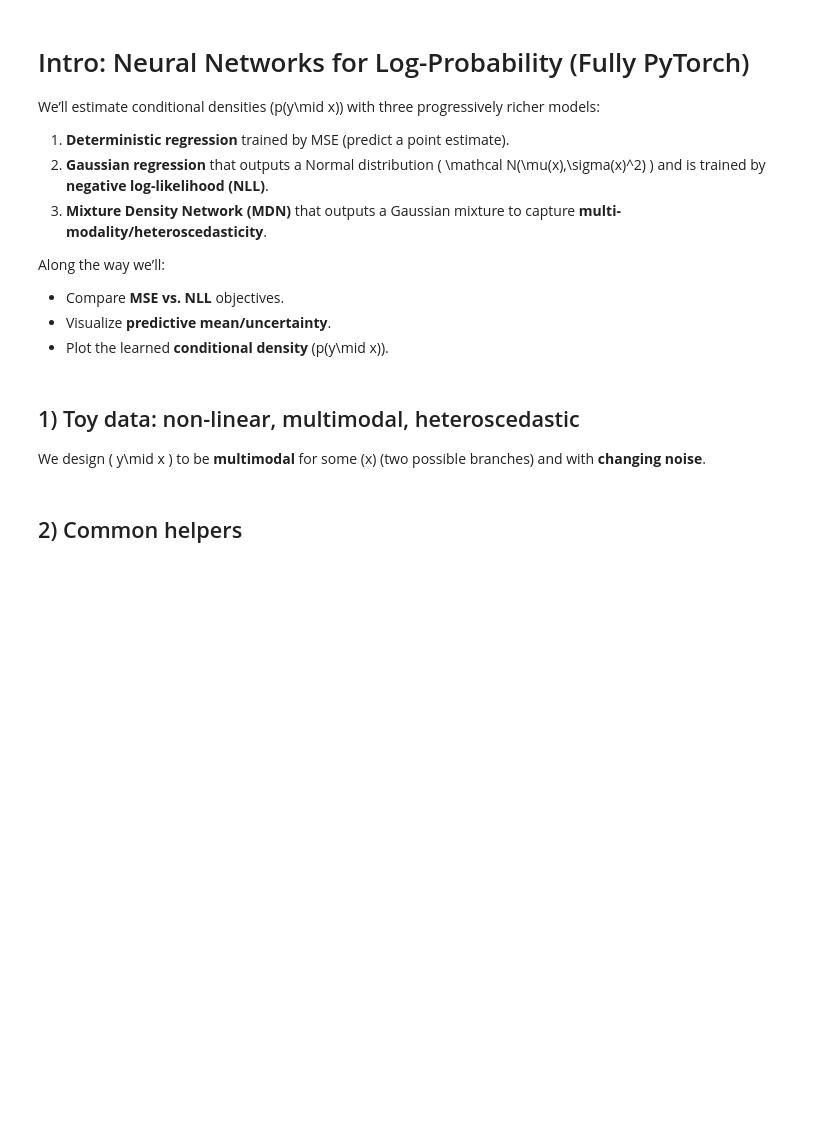
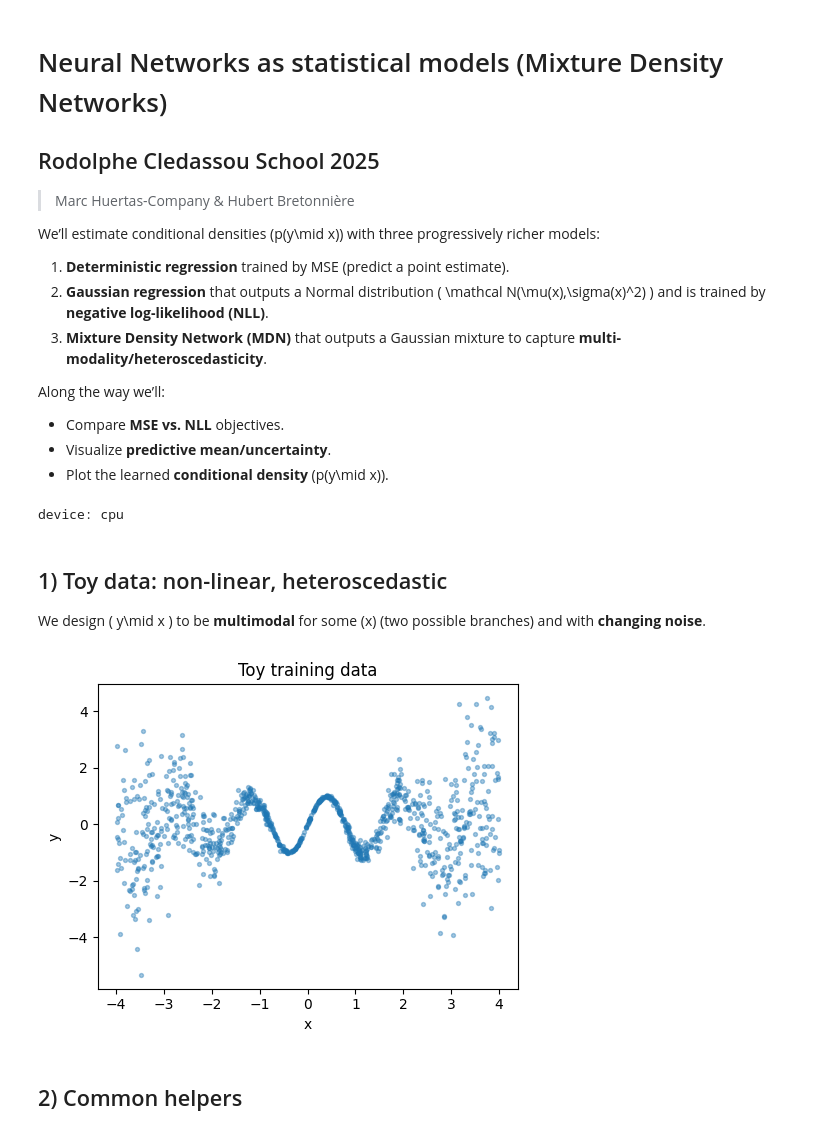
Before and after one commit to mhuertascompany/euclid-school-2025, a Jupyter notebook: Y2/notebooks/MDN_illustration.ipynb, the cells around one changed output. Saved outputs shown, nothing was run; the diff lists cells and outputs as text; code cells hidden in the pictures; blank space fills up the shorter version.

```diff
--- a/Y2/notebooks/MDN_illustration.ipynb
+++ b/Y2/notebooks/MDN_illustration.ipynb
@@ -1,5 +1,9 @@
 # %% [markdown]
-# Intro: Neural Networks for Log-Probability (Fully PyTorch)
+# Neural Networks as statistical models (Mixture Density Networks)
+
+## Rodolphe Cledassou School 2025
+
+> Marc Huertas-Company & Hubert Bretonnière
 
 We’ll estimate conditional densities \(p(y\mid x)\) with three progressively richer models:
 1. **Deterministic regression** trained by MSE (predict a point estimate).
@@ -21,41 +25,41 @@ import matplotlib.pyplot as plt
 
 torch.manual_seed(0)
 np.random.seed(0)
-device = torch.device("cuda" if torch.cuda.is_available() else "cpu")
-print("device:", device)
+device = (
+    torch.device("mps") if torch.backends.mps.is_available()
+    else torch.device("cuda") if torch.cuda.is_available()
+    else torch.device("cpu")
+)
+print("Using device:", device)
+# %% [output]
+device: cpu
 # %% [markdown]
-## 1) Toy data: non-linear, multimodal, heteroscedastic
+## 1) Toy data: non-linear, heteroscedastic
 
 We design \( y\mid x \) to be **multimodal** for some \(x\) (two possible branches) and with **changing noise**.
 # %%
 # Generate training data
 N = 2000
 x = np.random.uniform(-4.0, 4.0, size=(N,1)).astype(np.float32)
 
-# Conditional: two branches around a sine curve + a linear branch, with x-dependent noise
-def sample_y(xv, rng):
-    # Mix probability depends on x
-    w = 1/(1 + np.exp(-1.0*xv))  # smoothly increases with x
-    # Branch 1: sinusoid with small noise
-    y1 = np.sin(1.5*xv) + 0.15 * rng.standard_normal(size=xv.shape)
-    # Branch 2: linear with larger noise
-    y2 = 0.5*xv + 1.0 + 0.6 * rng.standard_normal(size=xv.shape)
-    choose = rng.uniform(size=xv.shape) < w
-    return np.where(choose, y1, y2)
 
 rng = np.random.default_rng(0)
-y = sample_y(x, rng).astype(np.float32)
+# noise incereases with x square
+y= np.sin(4*x) + 0.15 * x*x*rng.standard_normal(size=x.shape).astype(np.float32)
+
 
 x_t = torch.tensor(x, device=device)
 y_t = torch.tensor(y, device=device)
 
 # Train/test grids
 x_grid = np.linspace(-4,4,400, dtype=np.float32).reshape(-1,1)
 xg_t = torch.tensor(x_grid, device=device)
 
 plt.figure(figsize=(5,4))
 plt.scatter(x[:1000,0], y[:1000,0], s=8, alpha=0.4)
 plt.title("Toy training data"); plt.xlabel("x"); plt.ylabel("y"); plt.tight_layout(); plt.show()
+# %% [output]
+[figure, added]
 # %% [markdown]
 ## 2) Common helpers
 # %%
```
Also changed, not shown: parts of 7 cells of this notebook, 6 other files.
